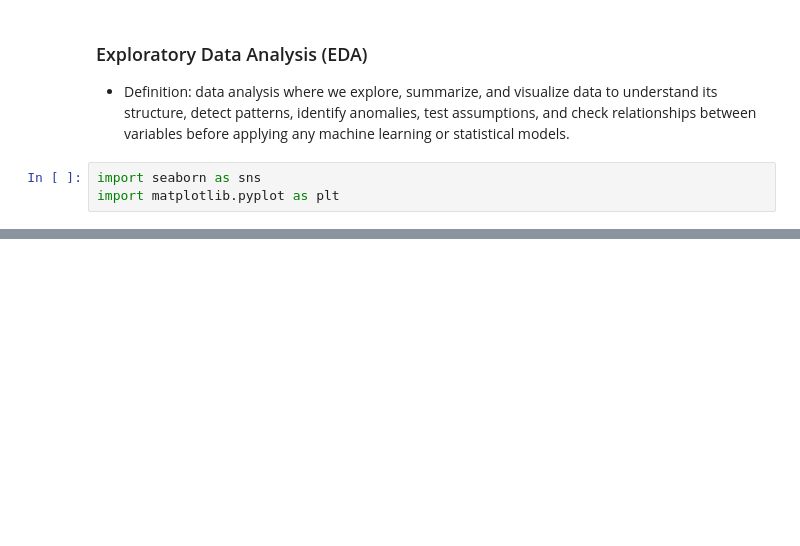
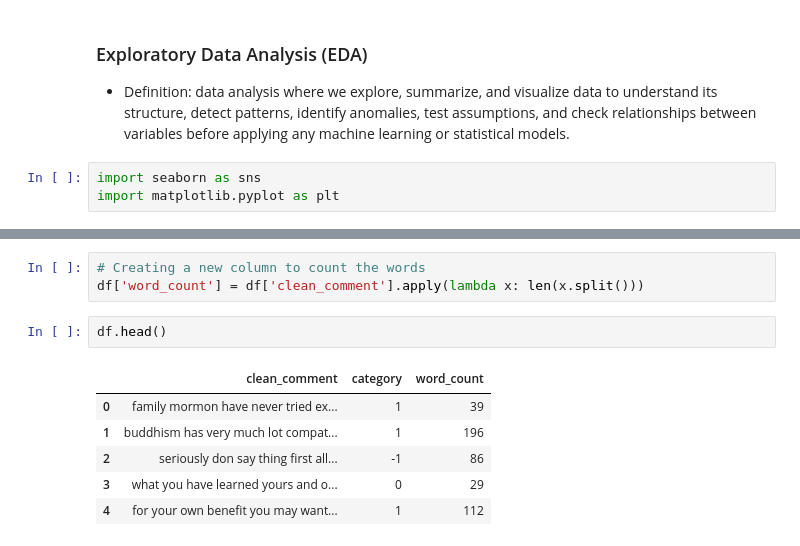
Before and after one commit to HerbertNtim/data-science-lab, a Jupyter notebook: jupyter_works/youtube-sentiment/notebooks/1_Preprocessing_&_EDA.ipynb, the cells around one changed output, grey strips where cells are left out. Saved outputs shown, nothing was run; the diff lists cells and outputs as text; blank space fills up the shorter version.

```diff
--- a/jupyter_works/youtube-sentiment/notebooks/1_Preprocessing_&_EDA.ipynb
+++ b/jupyter_works/youtube-sentiment/notebooks/1_Preprocessing_&_EDA.ipynb
@@ -216,0 +227,12 @@ TypeError: Cannot pass values for both `x` and `y`.
+# %%
+# Creating a new column to count the words
+df['word_count'] = df['clean_comment'].apply(lambda x: len(x.split()))
+# %%
+df.head()
+# %% [output]
+|  | clean_comment | category | word_count |
+| 0 | family mormon have never tried ex... | 1 | 39 |
+| 1 | buddhism has very much lot compat... | 1 | 196 |
+| 2 | seriously don say thing first all... | -1 | 86 |
+| 3 | what you have learned yours and o... | 0 | 29 |
+| 4 | for your own benefit you may want... | 1 | 112 |
```
Also changed, not shown: parts of 7 cells of this notebook.
